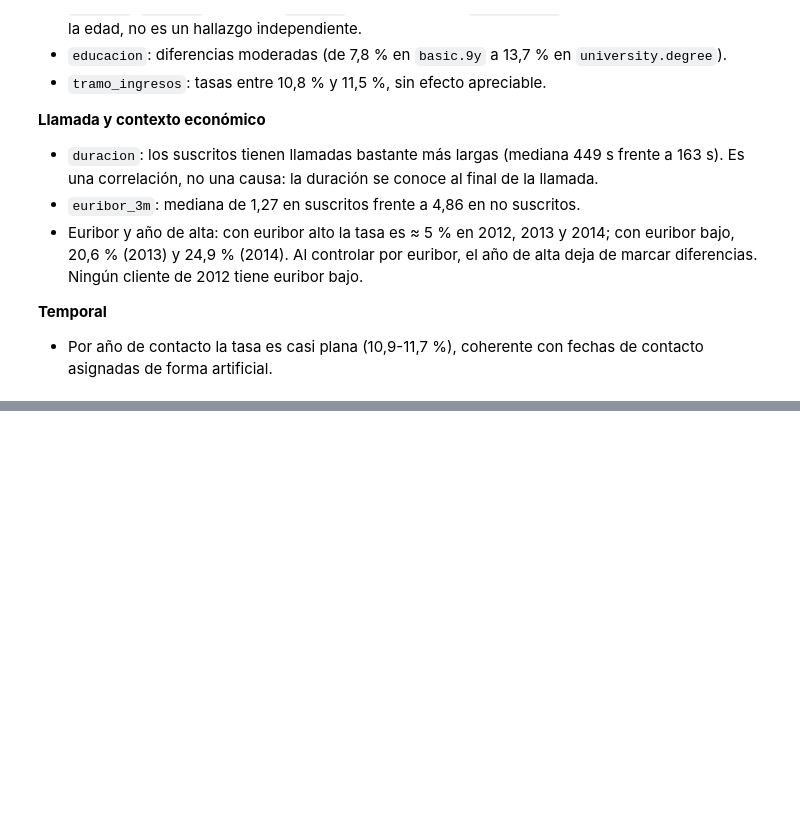
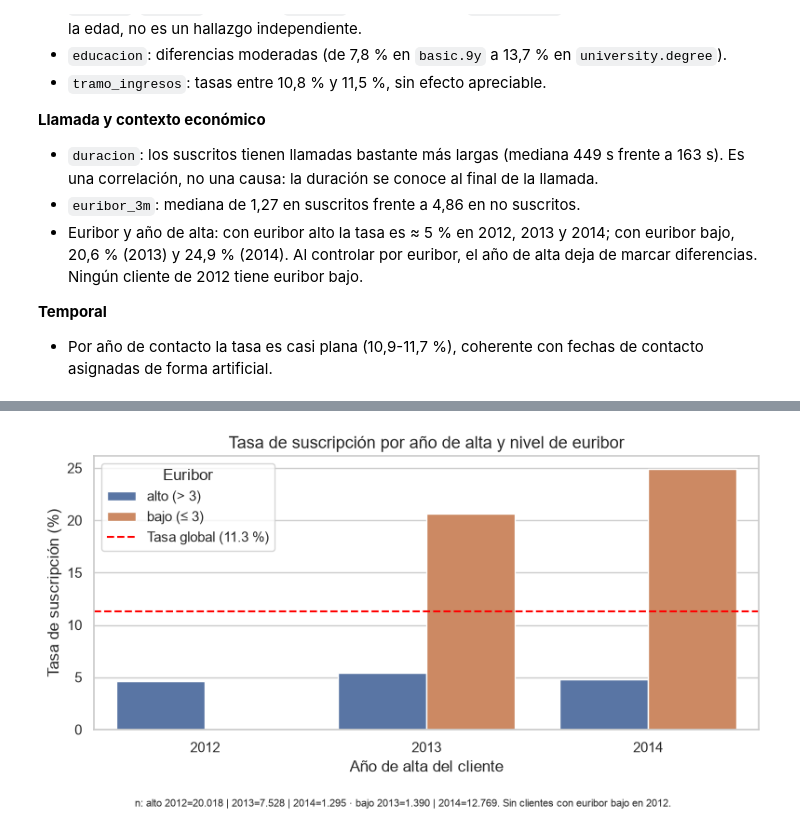
Before and after one commit to AntonioRojasBoquizo/00_da_p04_v01, a Jupyter notebook: notebooks/03_analisis_y_visualizacion.ipynb, the cells around one changed output, grey strips where cells are left out. Cells and saved outputs as stored; diff of their text form; code cells hidden in the pictures; blank space fills up the shorter version.

```diff
--- a/notebooks/03_analisis_y_visualizacion.ipynb
+++ b/notebooks/03_analisis_y_visualizacion.ipynb
@@ -899,0 +959,16 @@ plt.show()
+# %%
+fig, ax = plt.subplots()
+sns.barplot(data=tabla_euribor, x="anio_alta", y="tasa_%", hue="euribor_alto", ax=ax)
+ax.axhline(tasa_global, color="red", linestyle="--", label=f"Tasa global ({tasa_global:.1f} %)")
+ax.set_title("Tasa de suscripción por año de alta y nivel de euribor")
+ax.set_xlabel("Año de alta del cliente")
+ax.set_ylabel("Tasa de suscripción (%)")
+ax.legend(title="Euribor", loc="upper left")
+fig.text(0.5, -0.04,
+         "n: alto 2012=20.018 | 2013=7.528 | 2014=1.295 · bajo 2013=1.390 | 2014=12.769. Sin clientes con euribor bajo en 2012.",
+         ha="center", fontsize=8)
+plt.tight_layout()
+fig.savefig("../images/05_euribor_anio_alta.png", dpi=150, bbox_inches="tight")
+plt.show()
+# %% [output]
+[figure, added]
```
Also changed, not shown: parts of 10 cells of this notebook, 9 other files.
